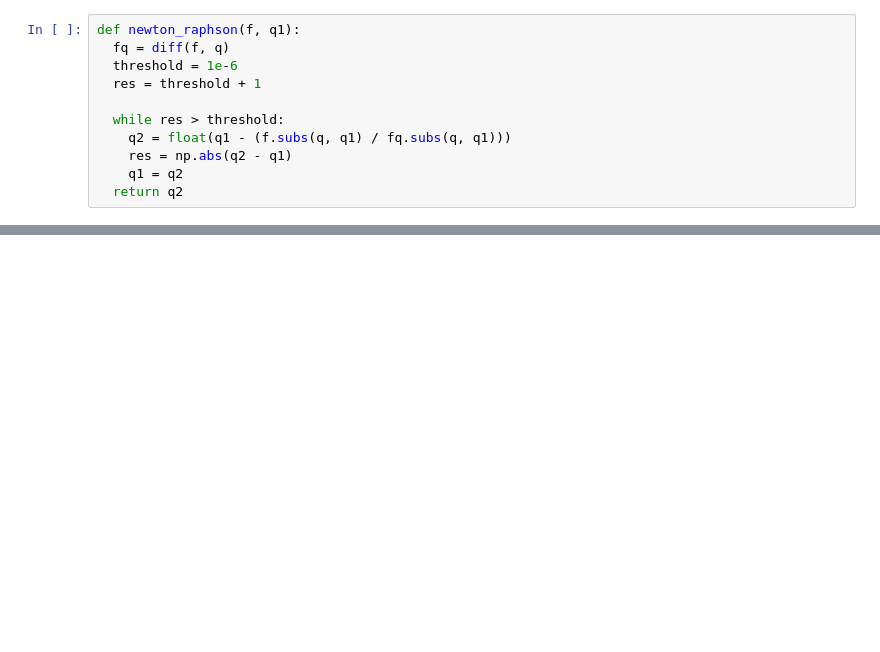
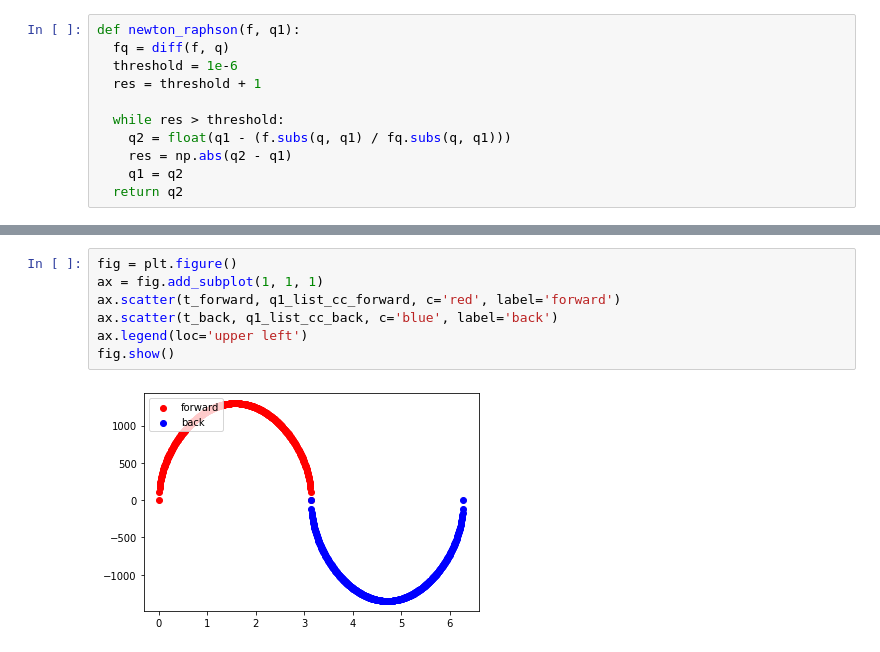
Before and after one commit to okmtz/calc_OWC, a Jupyter notebook: calc_flowrate.ipynb, the cells around one changed output, grey strips where cells are left out. Cells and saved outputs as stored; diff of their text form; blank space fills up the shorter version.

```diff
--- a/calc_flowrate.ipynb
+++ b/calc_flowrate.ipynb
@@ -81,0 +112,9 @@ fig.show()
+# %%
+fig = plt.figure()
+ax = fig.add_subplot(1, 1, 1)
+ax.scatter(t_forward, q1_list_cc_forward, c='red', label='forward')
+ax.scatter(t_back, q1_list_cc_back, c='blue', label='back')
+ax.legend(loc='upper left')
+fig.show()
+# %% [output]
+[figure, added]
```
Also changed, not shown: parts of 12 cells of this notebook.
